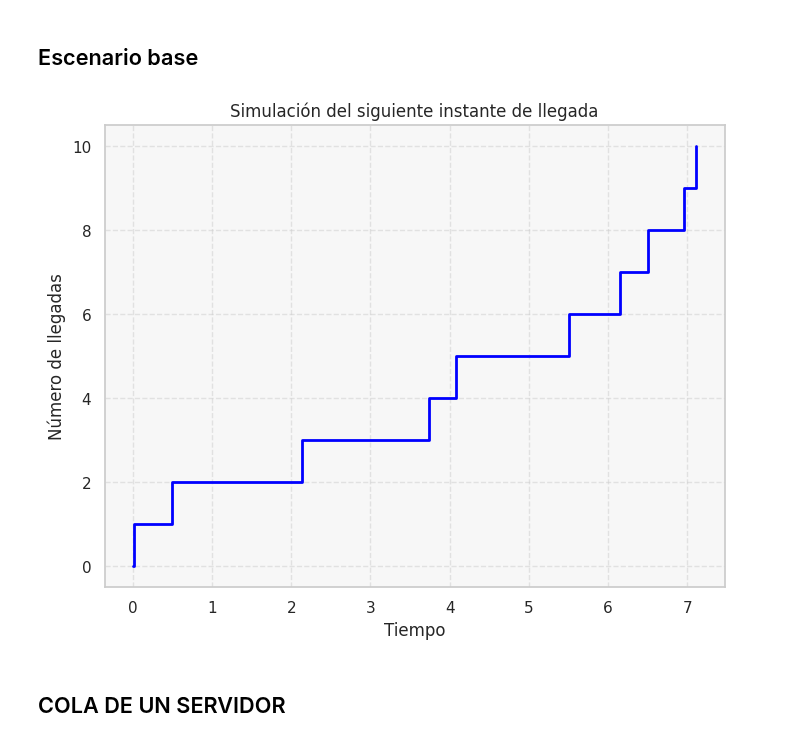
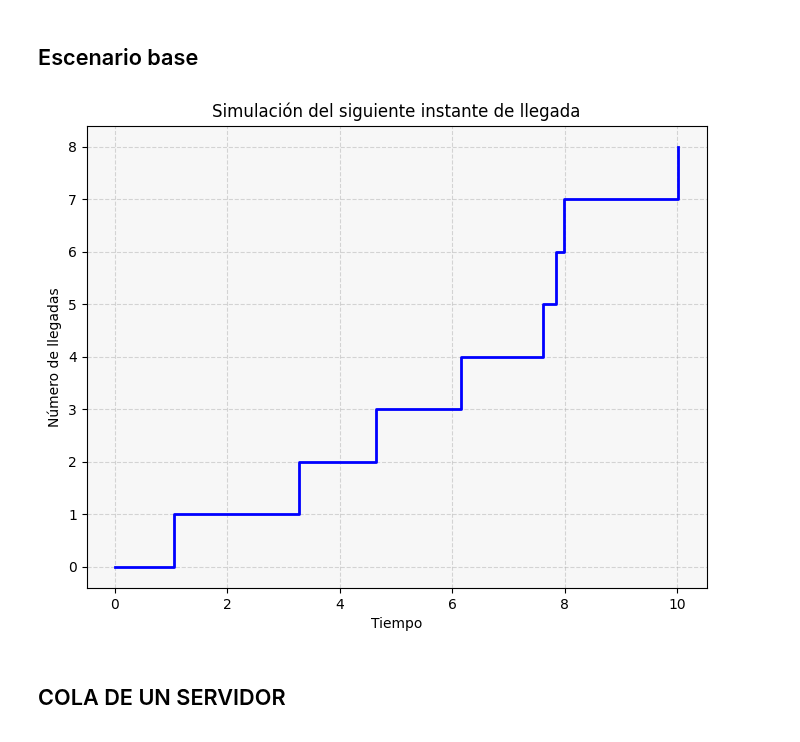
Before and after one commit to Gustavo-Ros/Simulaci-n-2, a Jupyter notebook: Fenómenos_de_espera.ipynb, the cells around one changed output. Drawn from its saved outputs; the diff is of its cells as text; code cells hidden in the pictures.

```diff
--- a/Fenómenos_de_espera.ipynb
+++ b/Fenómenos_de_espera.ipynb
@@ -34,32 +34,32 @@ import matplotlib.pyplot as plt
 # Parámetros iniciales
 Lambda = 1.0  # Lambda constante
 T = 10        # Tiempo límite de simulación
 t = 0         # t = s
 
 
 # Simulación del siguiente instante de llegada
 llegadas = []
 tiempos = [t]
 
 while t <= T:
     U1 = rnd.random()
     t = t - np.log(U1) / Lambda
     U2 = rnd.random()
 
-    if U2 <= LAMBDA(t) / Lambda:
+    if U2 <= llegada(t) / Lambda:
         TS = t
         llegadas.append(TS)
         tiempos.append(TS)
 
 
 
 fig, ax = plt.subplots(figsize=(8, 6))
 ax.step(tiempos, np.arange(len(tiempos)), where='post', color='blue', lw=2)
 ax.set_xlabel('Tiempo')
 ax.set_ylabel('Número de llegadas')
 ax.set_title('Simulación del siguiente instante de llegada')
 ax.grid(True, linestyle='--', alpha=0.5)
 ax.set_facecolor('#f7f7f7')
 plt.show()
 # %% [output]
-[figure, old version]
+[figure, new version]
```
Also changed, not shown: parts of 8 cells of this notebook.
